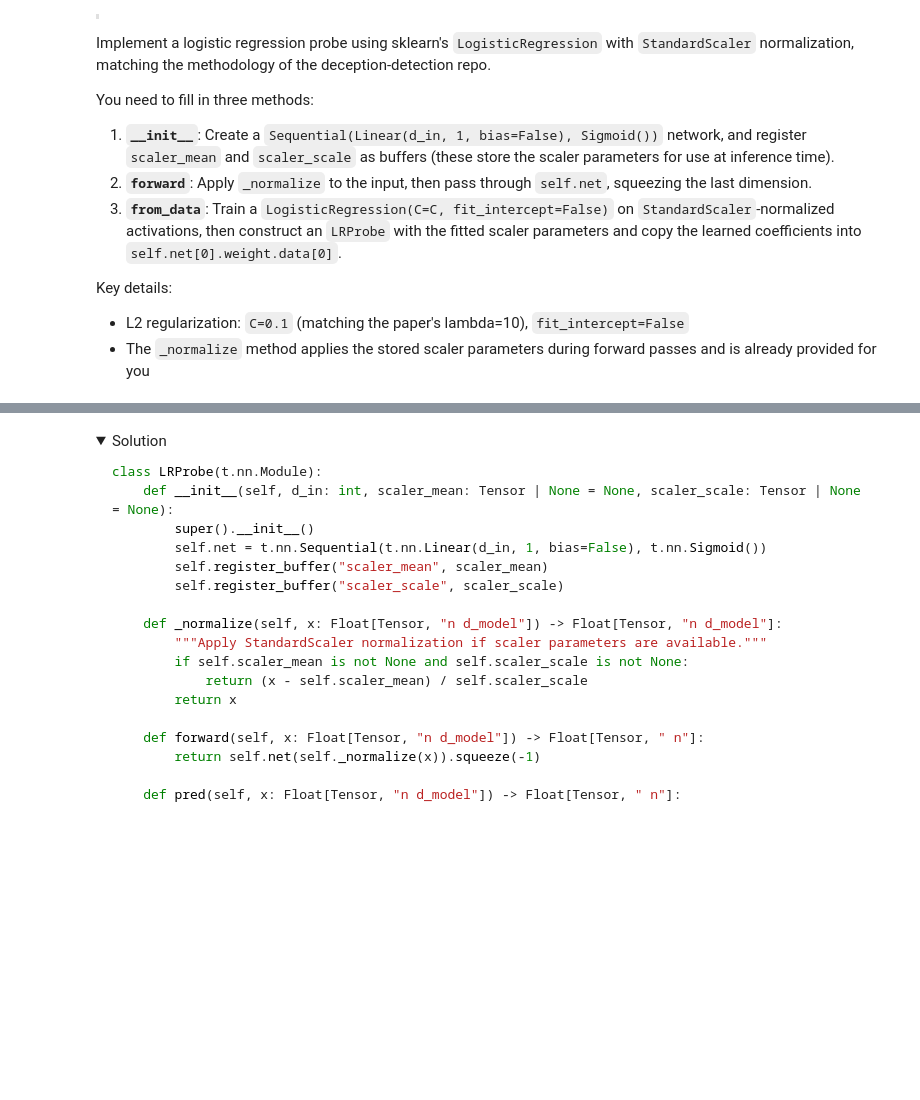
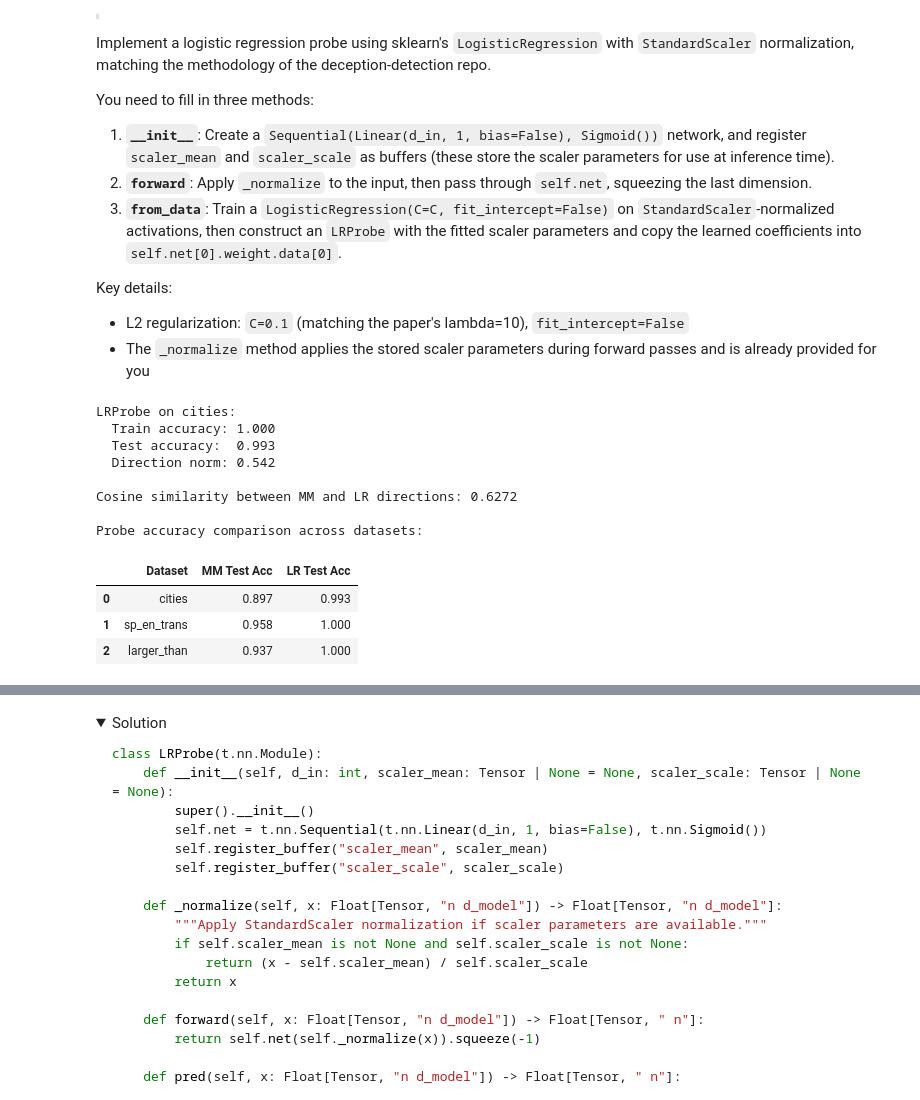
Before and after one commit to Rubisk/ARENA_3.0, a Jupyter notebook: chapter1_transformer_interp/exercises/part31_linear_probes/1.3.1_Linear_Probes_exercises.ipynb, the cells around one changed output, grey strips where cells are left out. Saved outputs shown, nothing was run; the diff lists cells and outputs as text; code cells hidden in the pictures; folded sections open; blank space fills up the shorter version.

```diff
--- a/chapter1_transformer_interp/exercises/part31_linear_probes/1.3.1_Linear_Probes_exercises.ipynb
+++ b/chapter1_transformer_interp/exercises/part31_linear_probes/1.3.1_Linear_Probes_exercises.ipynb
@@ -851,10 +888,13 @@ class MMProbe(t.nn.Module):
     ):
         super().__init__()
         # Store direction and precompute inverse covariance
-        raise NotImplementedError()
+        self.direction = direction
+        self.inv_covariance = covariance.inverse()
 
     def forward(self, x: Float[Tensor, "n d_model"], iid: bool = False) -> Float[Tensor, " n"]:
-        raise NotImplementedError()
+        if iid:
+          return t.sigmoid(x @ self.inv_covariance @ self.direction)
+        return t.sigmoid(x @ self.direction)
 
     def pred(self, x: Float[Tensor, "n d_model"], iid: bool = False) -> Float[Tensor, " n"]:
         return self(x, iid=iid).round()
@@ -865,7 +905,14 @@ class MMProbe(t.nn.Module):
         labels: Float[Tensor, " n"],
         device: str = "cpu",
     ) -> "MMProbe":
-        raise NotImplementedError()
+        n, d_model = acts.shape
+        covariance = t.cov(acts.T)
+        assert covariance.shape == (d_model, d_model)
+        true_acts = (labels > 0)
+        direction = acts[true_acts].mean(dim=0) - acts[~true_acts].mean(dim=0)
+        assert direction.shape == (d_model,)
+        return MMProbe(direction.to(device), covariance.to(device))
+
 
 
 mm_probe = MMProbe.from_data(train_acts["cities"], train_labels["cities"])
@@ -956,7 +1009,12 @@ Key details:
 class LRProbe(t.nn.Module):
     def __init__(self, d_in: int, scaler_mean: Tensor | None = None, scaler_scale: Tensor | None = None):
         super().__init__()
-        raise NotImplementedError()
+        self.net = t.nn.Sequential(
+            t.nn.Linear(d_in, 1, bias=False),
+            t.nn.Sigmoid()
+        )
+        self.scaler_mean = t.nn.Buffer(scaler_mean)
+        self.scaler_scale = t.nn.Buffer(scaler_scale)
 
     def _normalize(self, x: Float[Tensor, "n d_model"]) -> Float[Tensor, "n d_model"]:
         """Apply StandardScaler normalization if scaler parameters are available."""
@@ -965,7 +1023,7 @@ class LRProbe(t.nn.Module):
         return x
 
     def forward(self, x: Float[Tensor, "n d_model"]) -> Float[Tensor, " n"]:
-        raise NotImplementedError()
+        return self.net(self._normalize(x)).squeeze(-1)
 
     def pred(self, x: Float[Tensor, "n d_model"]) -> Float[Tensor, " n"]:
         return self(x).round()
@@ -992,7 +1050,19 @@ class LRProbe(t.nn.Module):
                 The repo class default is reg_coeff=1000 (C=0.001), which is stronger.
             device: Device to place the resulting probe on.
         """
-        raise NotImplementedError()
+        n, d_model = acts.shape
+        scaler = StandardScaler()
+        scaler.fit(acts)
+
+        mean = t.Tensor(scaler.mean_)
+        scale = t.Tensor(scaler.scale_)
+
+        lr = LogisticRegression(C=C, fit_intercept=False)
+        lr.fit((acts - mean) / scale, labels)
+
+        probe = LRProbe(d_model, mean, scale)
+        probe.net[0].weight.data[0] = t.Tensor(lr.coef_)
+        return probe
 
 
 lr_probe = LRProbe.from_data(train_acts["cities"], train_labels["cities"], device="cpu")
@@ -1017,30 +1087,43 @@ lr_dir = lr_probe.direction / lr_probe.direction.norm()
 cos_sim = (mm_dir @ lr_dir).item()
 print(f"\nCosine similarity between MM and LR directions: {cos_sim:.4f}")
 
 # Compare both probes across all 3 datasets
 results_rows = []
 for name in DATASET_NAMES:
     mm_p = MMProbe.from_data(train_acts[name], train_labels[name])
     lr_p = LRProbe.from_data(train_acts[name], train_labels[name])
 
     mm_test_acc = (mm_p.pred(test_acts[name]) == test_labels[name]).float().mean().item()
     lr_test_acc = (lr_p.pred(test_acts[name]) == test_labels[name]).float().mean().item()
     results_rows.append({"Dataset": name, "MM Test Acc": f"{mm_test_acc:.3f}", "LR Test Acc": f"{lr_test_acc:.3f}"})
 
 results_df = pd.DataFrame(results_rows)
 print("\nProbe accuracy comparison across datasets:")
 display(results_df)
 
 # Bar chart
 fig = go.Figure()
 fig.add_trace(go.Bar(name="MMProbe", x=DATASET_NAMES, y=[float(r["MM Test Acc"]) for r in results_rows]))
 fig.add_trace(go.Bar(name="LRProbe", x=DATASET_NAMES, y=[float(r["LR Test Acc"]) for r in results_rows]))
 fig.update_layout(
     title="Probe Test Accuracy by Dataset",
     yaxis_title="Test Accuracy",
     yaxis_range=[0.5, 1.05],
     barmode="group",
     height=400,
     width=600,
 )
 fig.show()
+# %% [output]
+LRProbe on cities:
+  Train accuracy: 1.000
+  Test accuracy:  0.993
+  Direction norm: 0.542
+
+Cosine similarity between MM and LR directions: 0.6272
+
+Probe accuracy comparison across datasets:
+|  | Dataset | MM Test Acc | LR Test Acc |
+| 0 | cities | 0.897 | 0.993 |
+| 1 | sp_en_trans | 0.958 | 1.000 |
+| 2 | larger_than | 0.937 | 1.000 |
```
Also changed, not shown: parts of 11 cells of this notebook.
